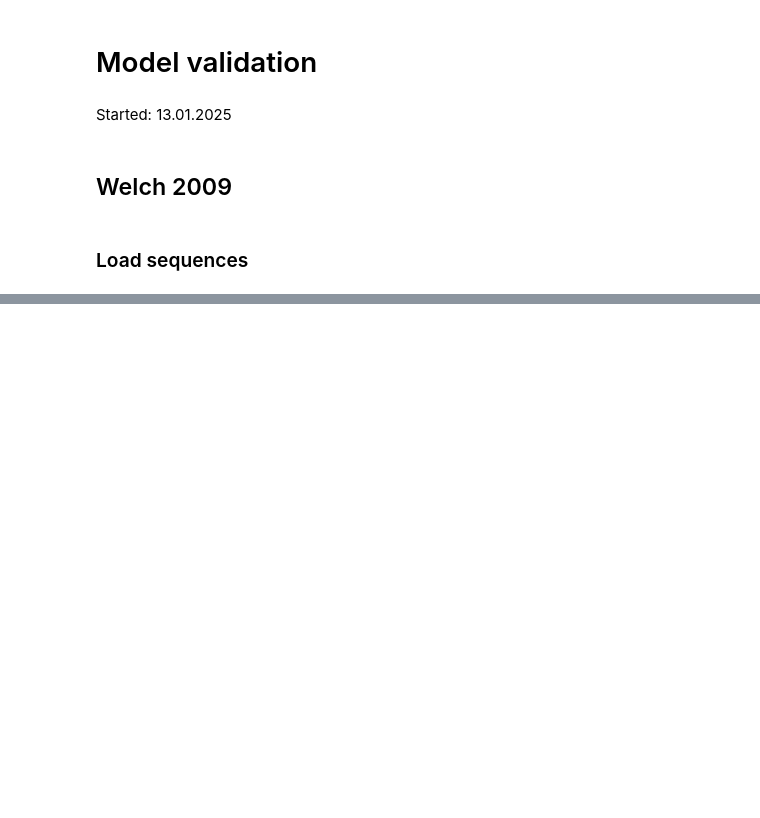
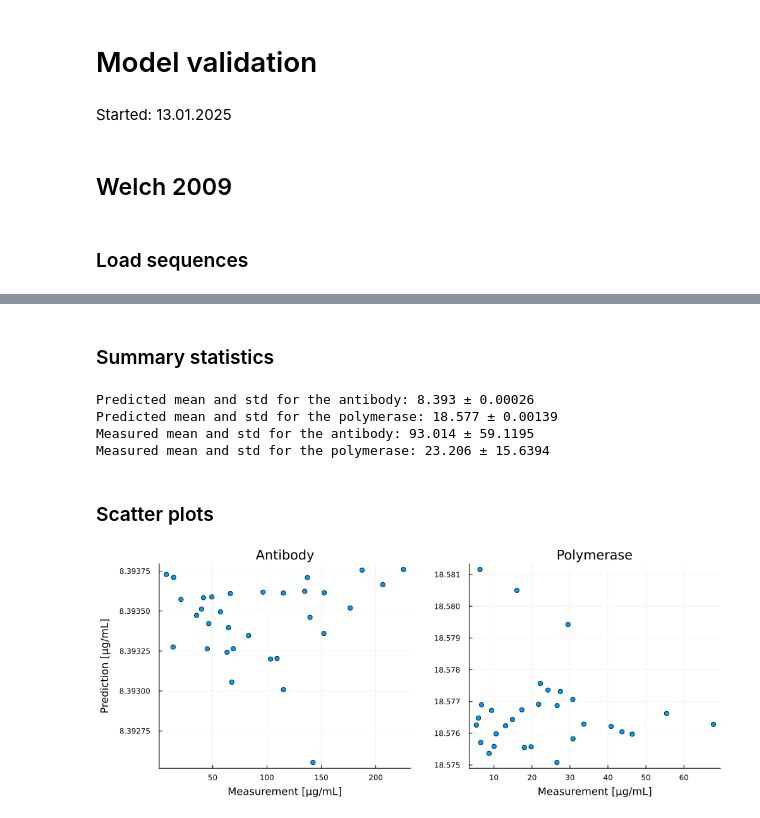
Before and after one commit to arnav-upadhyay/koshikAI-tl, a Jupyter notebook: src/Validation.ipynb, the cells around one changed output, grey strips where cells are left out. Cells and saved outputs as stored; diff of their text form; code cells hidden in the pictures; blank space fills up the shorter version.

Commit message:
Validation workflow for Welch 2009 paper. Calculation of protein produced. Finished

```diff
--- a/src/Validation.ipynb
+++ b/src/Validation.ipynb
@@ -36,0 +40,10 @@ Integration completed!
+# %%
+sequence_file           = "Ecoli_K12_MG1655_geneset_with_welch_2009.fa"     # Name and path to sequence
+num_background_genes    = 0
+translation_rates       = zeros(length(sequence_names))
+
+for (index, heterologous_genes) in enumerate(sequence_names)
+    translation_rates[index] = call_model(sequence_file, [heterologous_genes], num_background_genes)
+end
+
+save_translation_rates(translation_rates)
@@ -36,0 +74,27 @@ Integration completed!
+# %%
+# Parameters
+OD 			= 0.6
+c_x0	 	= OD * 0.3 # g/L
+µ 			= 1
+t_process	= 4			# h
+
+# parameters to calculate qp
+weight_cell	= 6e-13		# weight of a cell
+volume_cell = 4e-16		# L
+
+# Antibody
+mass_protein = 25412 	# Da -> g/mol						Calculated in file molar_mass_for_proteins.ipynb
+v_t_antibody = translation_rates[1:32]
+c_A = calculate_absolute_protein_µgmL.(c_x0, µ, t_process, weight_cell, volume_cell, v_t_antibody, mass_protein) # µg/mL
+
+# Polymerase
+mass_protein	= 56244		# Da -> g/mol						Calculated in file molar_mass_for_proteins.ipynb
+v_t_polymerase	= translation_rates[33:end]
+c_P 	= calculate_absolute_protein_µgmL.(c_x0, µ, t_process, weight_cell, volume_cell, v_t_polymerase, mass_protein); # µg/mL
+
+# Create table
+df_A = df[1:32, :]
+df_A.predictions_µg_per_mL = c_A
+
+df_P = df[33:end, :]
+df_P.predictions_µg_per_mL = c_P
@@ -36,0 +119,29 @@ Integration completed!
+# %% [markdown]
+### Summary statistics
+# %%
+using StatsBase
+
+mean_std_A = mean_and_std(df_A.predictions_µg_per_mL)
+println("Predicted mean and std for the antibody: $(round(mean_std_A[1],digits = 3)) ± $(round(mean_std_A[2],digits = 5)) ")
+
+mean_std_P = mean_and_std(df_P.predictions_µg_per_mL)
+println("Predicted mean and std for the polymerase: $(round(mean_std_P[1],digits = 3)) ± $(round(mean_std_P[2],digits = 5)) ")
+
+mean_std_A_welch = mean_and_std(df_A.expression)
+println("Measured mean and std for the antibody: $(round(mean_std_A_welch[1],digits = 3)) ± $(round(mean_std_A_welch[2],digits = 4)) ")
+
+mean_std_P_welch = mean_and_std(df_P.expression)
+println("Measured mean and std for the polymerase: $(round(mean_std_P_welch[1],digits = 3)) ± $(round(mean_std_P_welch[2],digits = 4)) ")
+# %% [output]
+Predicted mean and std for the antibody: 8.393 ± 0.00026
+Predicted mean and std for the polymerase: 18.577 ± 0.00139
+Measured mean and std for the antibody: 93.014 ± 59.1195
+Measured mean and std for the polymerase: 23.206 ± 15.6394
+# %% [markdown]
+### Scatter plots
+# %%
+p_A = scatter(df_A.expression, df_A.predictions_μg_per_mL, xlabel = "Measurement [µg/mL]", ylabel = "Prediction [µg/mL]", title = "Antibody", label = false)
+p_P = scatter(df_P.expression, df_P.predictions_μg_per_mL, xlabel = "Measurement [µg/mL]",  title = "Polymerase", label = false)
+plot(p_A, p_P, layout = (1,2), size = (1000,400), left_margin = 5mm, bottom_margin = 5mm)
+# %% [output]
+[figure, added]
```
Also changed, not shown: parts of 7 cells of this notebook, 5 other files.
